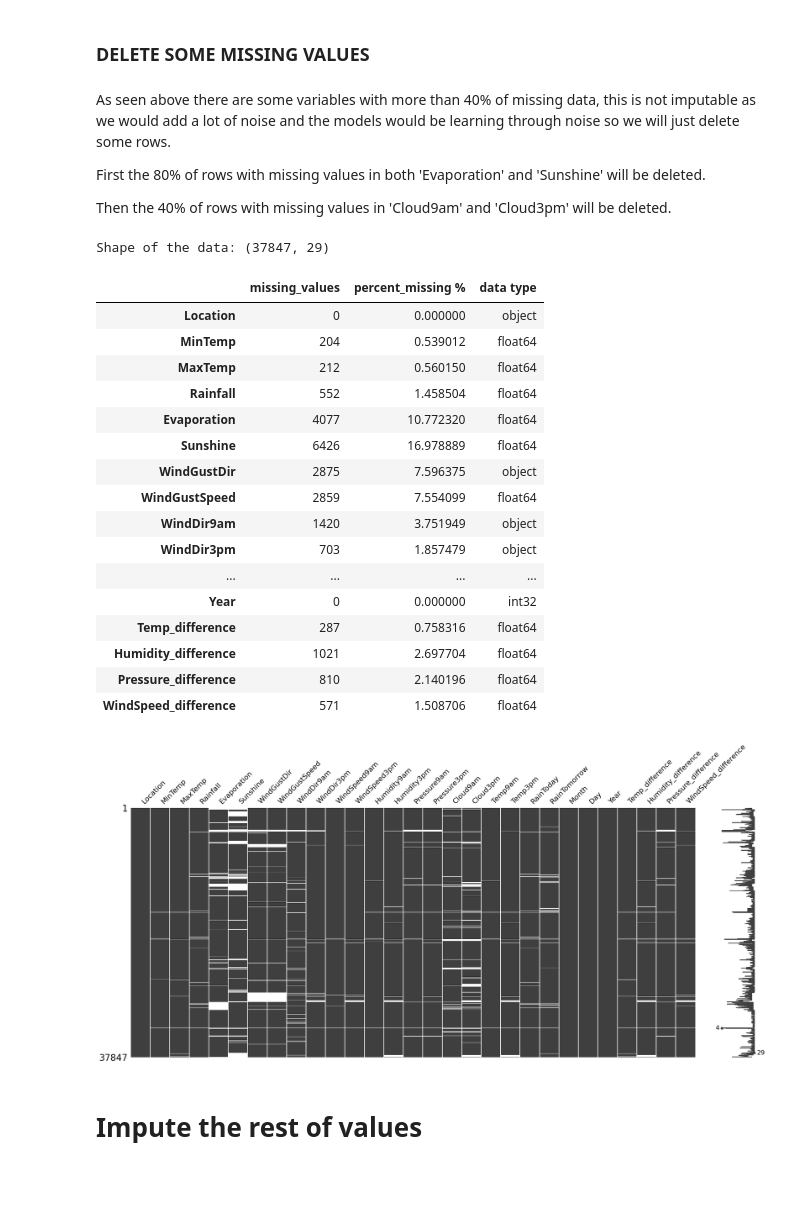
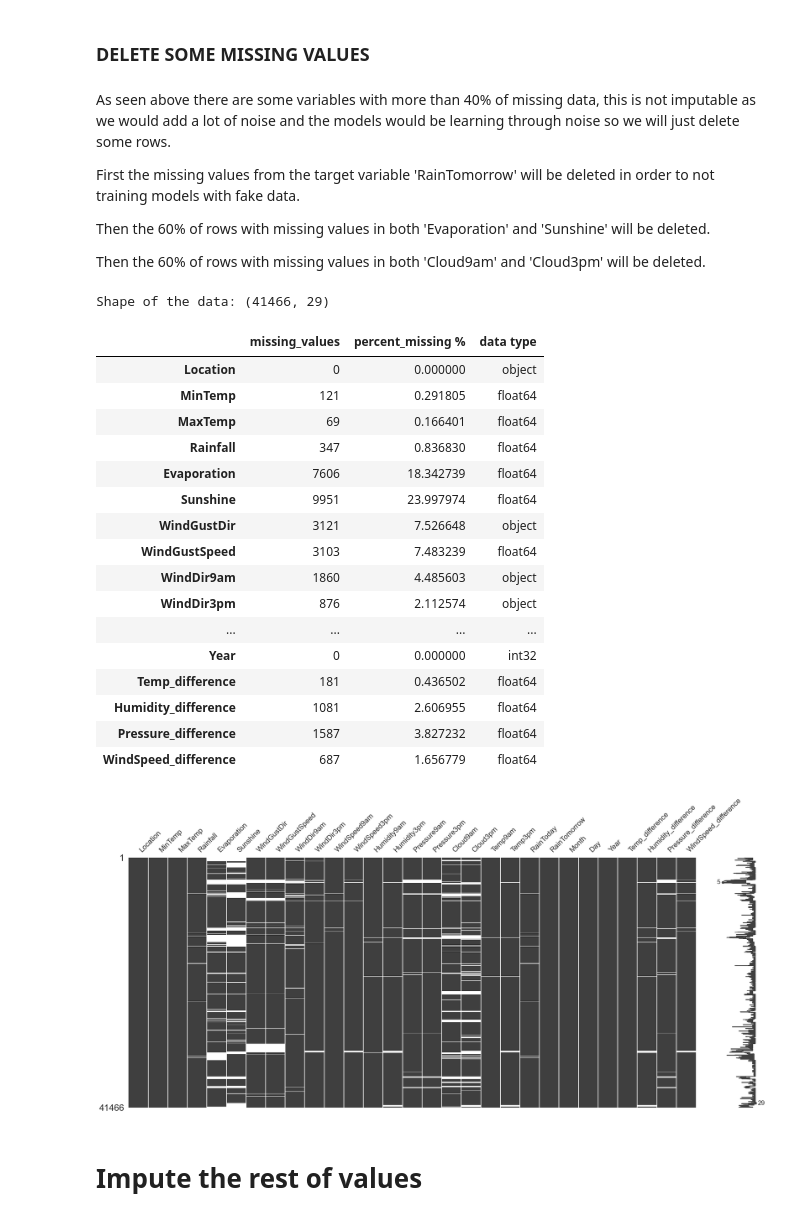
Before and after one commit to rogerbaiges/MLP-Model-Improvement-Project, a Jupyter notebook: src/MLP-baiges.ipynb, the cells around one changed output. Cells and saved outputs as stored; diff of their text form; code cells hidden in the pictures; blank space fills up the shorter version.

```diff
--- a/src/MLP-baiges.ipynb
+++ b/src/MLP-baiges.ipynb
@@ -94,16 +94,6 @@ rain_data['Pressure_difference'] = rain_data['Pressure9am'] - rain_data['Pressur
 # Create 'WindSpeed_difference' - difference between morning and afternoon wind speed
 rain_data['WindSpeed_difference'] = rain_data['WindSpeed9am'] - rain_data['WindSpeed3pm']
 
-"""# Create 'TotalSunshine' - potential sunshine duration up to the observed moment
-# Assuming that 'Sunshine' is the observed sunshine and we need to consider days without observation
-rain_data['TotalSunshine'] = rain_data['Sunshine'].fillna(0) * (rain_data['DayOfYear'] / 365)
-
-# Create 'DayOfYear' from 'Month', 'Day', 'Year' to calculate 'TotalSunshine'
-rain_data['DayOfYear'] = pd.to_datetime(rain_data[['Year', 'Month', 'Day']]).dt.dayofyear"""
-
-"""# Create 'IsRainyDay' - binary variable if it rained today
-rain_data['IsRainyDay'] = (rain_data['Rainfall'] > 0).astype(int)"""
-
 # Add a print statement to show the shape of the DataFrame and the newly added columns
 print("Shape of the data:", rain_data.shape)
 print("Newly added columns:", [col for col in rain_data.columns if 'difference' in col or 'TotalSunshine' in col or 'IsRainyDay' in col])
@@ -172,62 +162,61 @@ missing_data
 # %% [markdown]
 As seen above there are some variables with more than 40% of missing data, this is not imputable as we would add a lot of noise and the models would be learning through noise so we will just delete some rows.
 
-First the 80% of rows with missing values in both 'Evaporation' and 'Sunshine' will be deleted.
+First the missing values from the target variable 'RainTomorrow' will be deleted in order to not training models with fake data.
 
-Then the 40% of rows with missing values in 'Cloud9am' and 'Cloud3pm' will be deleted.
+Then the 60% of rows with missing values in both 'Evaporation' and 'Sunshine' will be deleted.
+
+Then the 60% of rows with missing values in both 'Cloud9am' and 'Cloud3pm' will be deleted.
 # %%
+# Deleting the rows with missing values in the target variable RainTomorrow
+
+rain_data.dropna(subset=['RainTomorrow'], inplace=True)
+
+
 # Find the rows with missing values in the variables Evaporation and Sunshine
 
 mask_evaporation_sunshine = rain_data['Evaporation'].isna() & rain_data['Sunshine'].isna()
-
-# Select the indexes of the rows with missing values
-indices_with_na_ES = rain_data[mask_evaporation_sunshine].index
-
-# Calculate the number of rows to remove
-num_to_remove = int(0.8 * len(indices_with_na_ES))
-
-# Select randomly the indexes of the rows to remove
-indices_to_remove_ES = np.random.choice(indices_with_na_ES, num_to_remove, replace=False)
-
-# Delete the rows with missing values
-rain_data.drop(indices_to_remove_ES, inplace=True)
+indices_with_na_ES = rain_data[mask_evaporation_sunshine].index # Select the indexes of the rows with missing values
+num_to_remove = int(0.6 * len(indices_with_na_ES)) # Calculate the number of rows to remove
+indices_to_remove_ES = np.random.choice(indices_with_na_ES, num_to_remove, replace=False) # Select randomly the indexes of the rows to remove
+rain_data.drop(indices_to_remove_ES, inplace=True) # Remove the rows with missing values
 
 
 
 # Doing the same for the variables Cloud9am and Cloud3pm
 
 mask_cloud9am_cloud3pm = rain_data['Cloud9am'].isna() & rain_data['Cloud3pm'].isna()
 indices_with_na_CC = rain_data[mask_cloud9am_cloud3pm].index
-num_to_remove = int(0.8 * len(indices_with_na_CC))
+num_to_remove = int(0.6 * len(indices_with_na_CC))
 indices_to_remove_CC = np.random.choice(indices_with_na_CC, num_to_remove, replace=False)
 rain_data.drop(indices_to_remove_CC, inplace=True)
 
 
 
 msno.matrix(rain_data)
 missing_data = create_missing_data_frame(rain_data)
 print(f'Shape of the data: {rain_data.shape}')
 missing_data
 # %% [output]
-Shape of the data: (37847, 29)
+Shape of the data: (41466, 29)
 |  | missing_values | percent_missing % | data type |
 | Location | 0 | 0.000000 | object |
-| MinTemp | 204 | 0.539012 | float64 |
-| MaxTemp | 212 | 0.560150 | float64 |
-| Rainfall | 552 | 1.458504 | float64 |
-| Evaporation | 4077 | 10.772320 | float64 |
-| Sunshine | 6426 | 16.978889 | float64 |
-| WindGustDir | 2875 | 7.596375 | object |
-| WindGustSpeed | 2859 | 7.554099 | float64 |
-| WindDir9am | 1420 | 3.751949 | object |
-| WindDir3pm | 703 | 1.857479 | object |
+| MinTemp | 121 | 0.291805 | float64 |
+| MaxTemp | 69 | 0.166401 | float64 |
+| Rainfall | 347 | 0.836830 | float64 |
+| Evaporation | 7606 | 18.342739 | float64 |
+| Sunshine | 9951 | 23.997974 | float64 |
+| WindGustDir | 3121 | 7.526648 | object |
+| WindGustSpeed | 3103 | 7.483239 | float64 |
+| WindDir9am | 1860 | 4.485603 | object |
+| WindDir3pm | 876 | 2.112574 | object |
 | ... | ... | ... | ... |
 | Year | 0 | 0.000000 | int32 |
-| Temp_difference | 287 | 0.758316 | float64 |
-| Humidity_difference | 1021 | 2.697704 | float64 |
-| Pressure_difference | 810 | 2.140196 | float64 |
-| WindSpeed_difference | 571 | 1.508706 | float64 |
+| Temp_difference | 181 | 0.436502 | float64 |
+| Humidity_difference | 1081 | 2.606955 | float64 |
+| Pressure_difference | 1587 | 3.827232 | float64 |
+| WindSpeed_difference | 687 | 1.656779 | float64 |
-[figure, old version]
+[figure, new version]
 # %% [markdown]
 # Impute the rest of values
 # %% [markdown]
```
Also changed, not shown: parts of 9 cells of this notebook, 12 other files.
